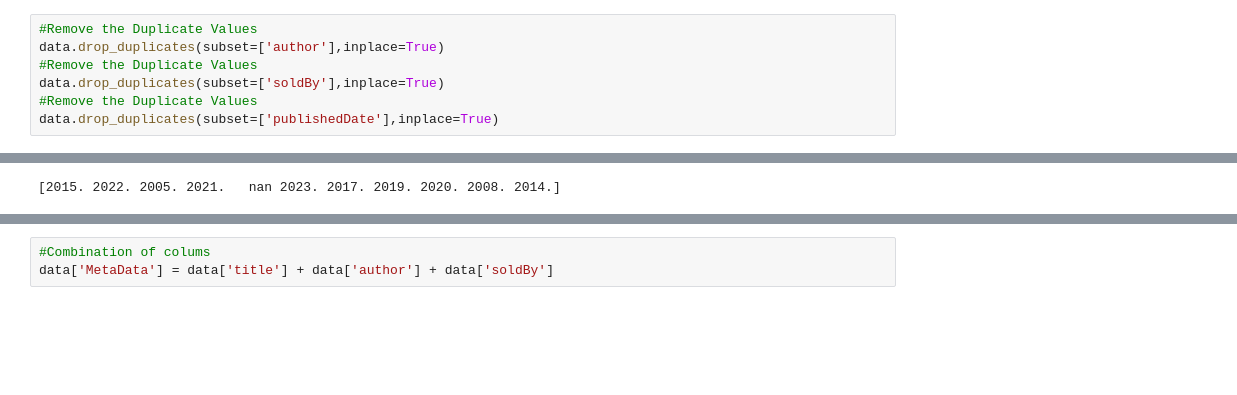
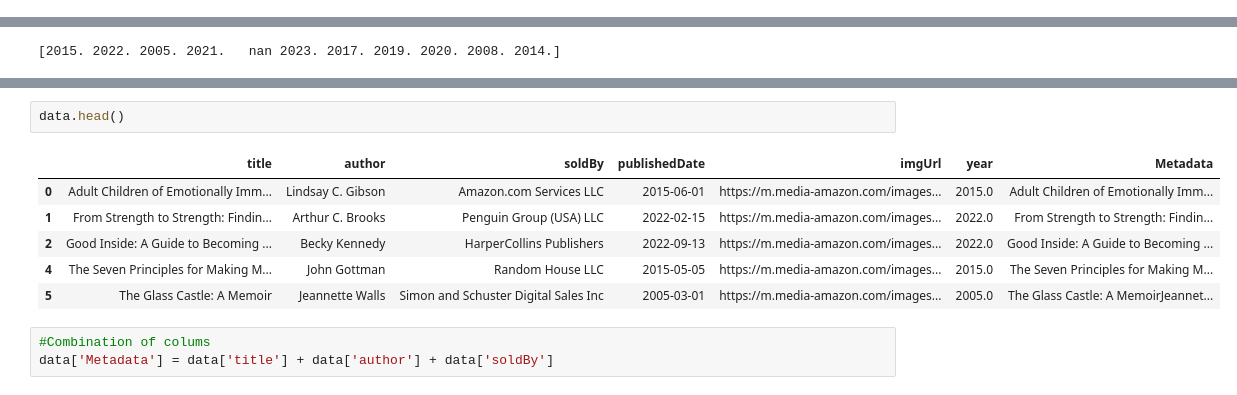
Before and after one commit to Devnath03/Machine_Learning_End-to-End_Models, a Jupyter notebook: Real World Examples/Book_Recommendation_System - Consider Pipeline Trained Model/Book_Recommendation_Pipeline_Model.ipynb, the cells around one changed output, grey strips where cells are left out. Saved outputs shown, nothing was run; the diff lists cells and outputs as text; blank space fills up the shorter version.

```diff
--- a/Real World Examples/Book_Recommendation_System - Consider Pipeline Trained Model/Book_Recommendation_Pipeline_Model.ipynb
+++ b/Real World Examples/Book_Recommendation_System - Consider Pipeline Trained Model/Book_Recommendation_Pipeline_Model.ipynb
@@ -86,7 +22,0 @@ dtype: int64
-# %%
-#Remove the Duplicate Values
-data.drop_duplicates(subset=['author'],inplace=True)
-#Remove the Duplicate Values
-data.drop_duplicates(subset=['soldBy'],inplace=True)
-#Remove the Duplicate Values
-data.drop_duplicates(subset=['publishedDate'],inplace=True)
@@ -199,6 +65,15 @@ memory usage: 1.5+ KB
+# %%
+data.head()
+# %% [output]
+|  | title | author | soldBy | publishedDate | imgUrl | year | Metadata |
+| 0 | Adult Children of Emotionally Imm... | Lindsay C. Gibson | Amazon.com Services LLC | 2015-06-01 | https://m.media-amazon.com/images... | 2015.0 | Adult Children of Emotionally Imm... |
+| 1 | From Strength to Strength: Findin... | Arthur C. Brooks | Penguin Group (USA) LLC | 2022-02-15 | https://m.media-amazon.com/images... | 2022.0 | From Strength to Strength: Findin... |
+| 2 | Good Inside: A Guide to Becoming ... | Becky Kennedy | HarperCollins Publishers | 2022-09-13 | https://m.media-amazon.com/images... | 2022.0 | Good Inside: A Guide to Becoming ... |
+| 4 | The Seven Principles for Making M... | John Gottman | Random House LLC | 2015-05-05 | https://m.media-amazon.com/images... | 2015.0 | The Seven Principles for Making M... |
+| 5 | The Glass Castle: A Memoir | Jeannette Walls | Simon and Schuster Digital Sales Inc | 2005-03-01 | https://m.media-amazon.com/images... | 2005.0 | The Glass Castle: A MemoirJeannet... |
 # %%
 #Combination of colums
-data['MetaData'] = data['title'] + data['author'] + data['soldBy']
+data['Metadata'] = data['title'] + data['author'] + data['soldBy']
 # %%
 #Reload the Dataset
 data.head()
```
Also changed, not shown: parts of 24 cells of this notebook, 2 other files.
